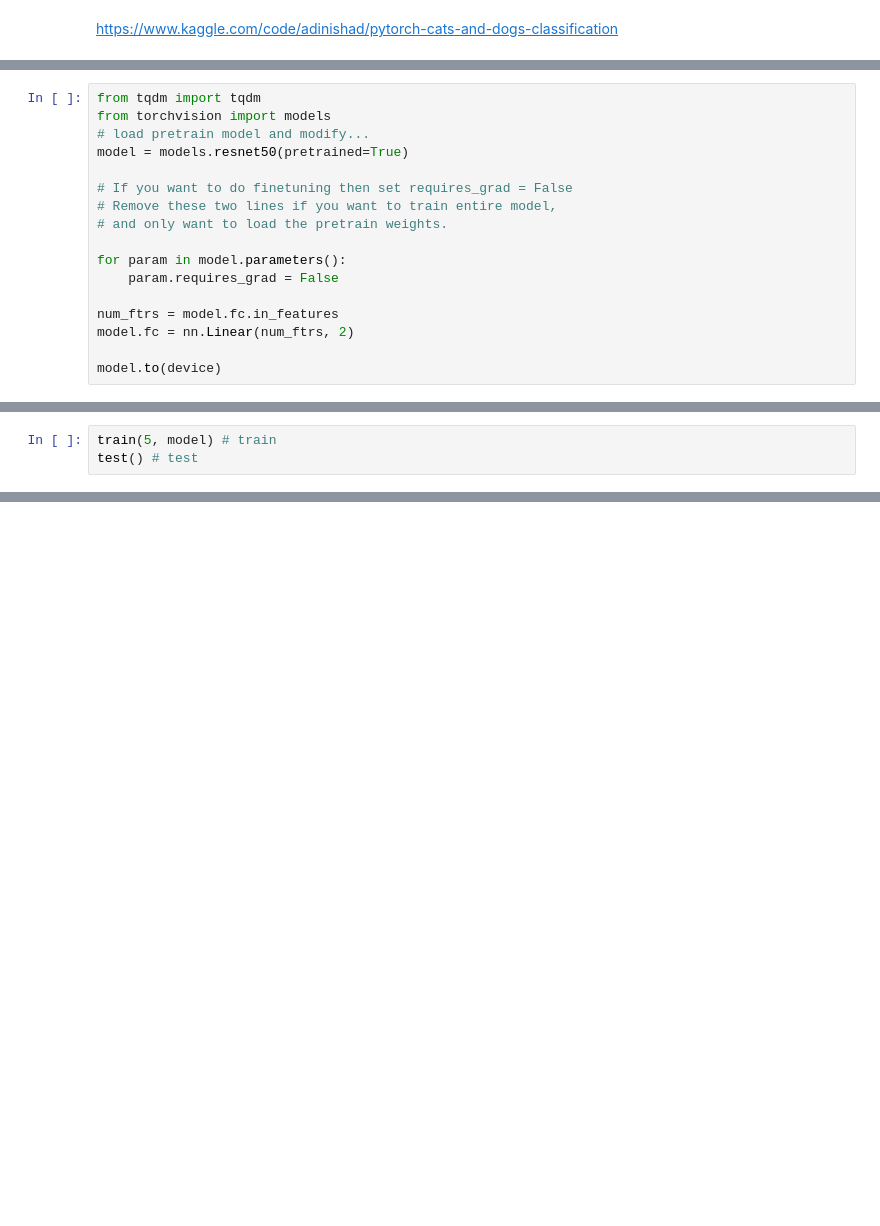
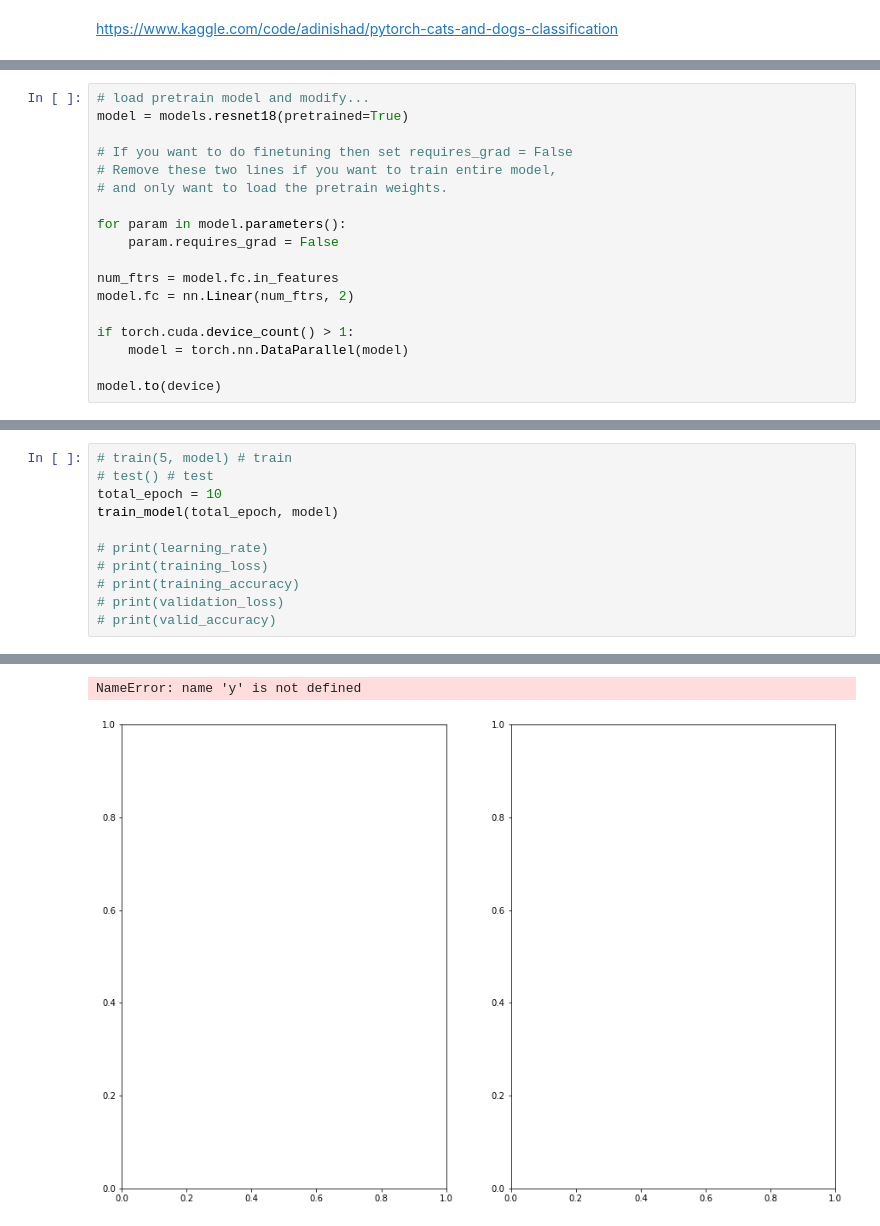
Before and after one commit to Junszz/ai_project, a Jupyter notebook: src/train.ipynb, the cells around one changed output, grey strips where cells are left out. Drawn from its saved outputs; the diff is of its cells as text; blank space fills up the shorter version.

```diff
--- a/src/train.ipynb
+++ b/src/train.ipynb
@@ -70,8 +103,6 @@ test_loader = DataLoader(valid_dataset, batch_size=64, shuffle=True)
 # %%
-from tqdm import tqdm
-from torchvision import models
 # load pretrain model and modify...
-model = models.resnet50(pretrained=True)
+model = models.resnet18(pretrained=True)
 
 # If you want to do finetuning then set requires_grad = False
 # Remove these two lines if you want to train entire model,
@@ -83,6 +114,9 @@ for param in model.parameters():
 num_ftrs = model.fc.in_features
 model.fc = nn.Linear(num_ftrs, 2)
 
+if torch.cuda.device_count() > 1:
+    model = torch.nn.DataParallel(model)
+
 model.to(device)
 # %% [output]
 ResNet(
@@ -167,3 +227,0 @@ def test():
-# %%
-train(5, model) # train
-test() # test
@@ -171,0 +228,12 @@ Average Loss:  tensor(2.8039e-05, device='cuda:0')   Accuracy:  3940  /  4000
+# %%
+# train(5, model) # train
+# test() # test
+total_epoch = 10
+train_model(total_epoch, model)
+
+# print(learning_rate)
+# print(training_loss)
+# print(training_accuracy)
+# print(validation_loss)
+# print(valid_accuracy)
+# %% [output]
@@ -171,0 +250,2 @@ Average Loss:  tensor(2.8039e-05, device='cuda:0')   Accuracy:  3940  /  4000
+NameError: name 'y' is not defined
+[figure, added]
```
Also changed, not shown: parts of 14 cells of this notebook.
